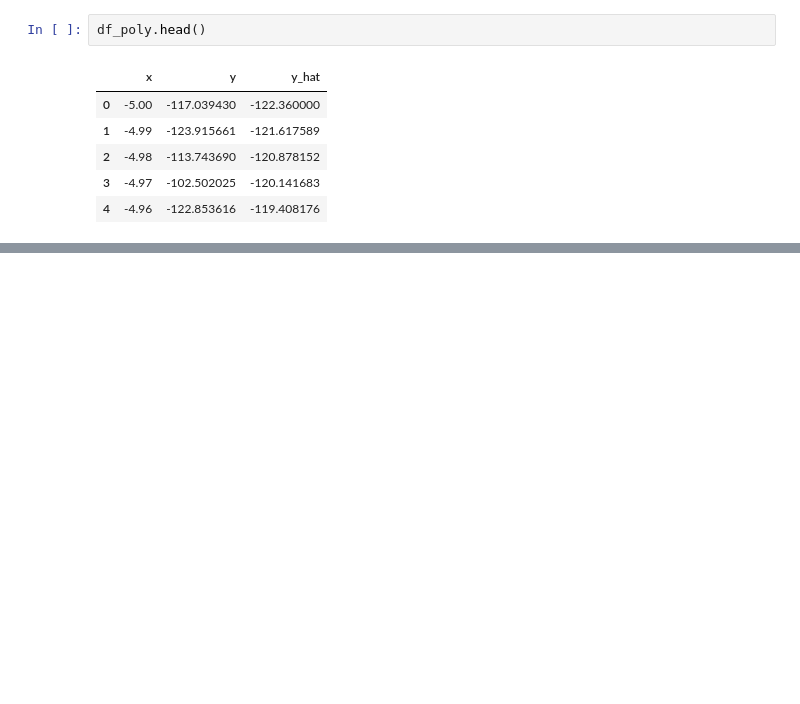
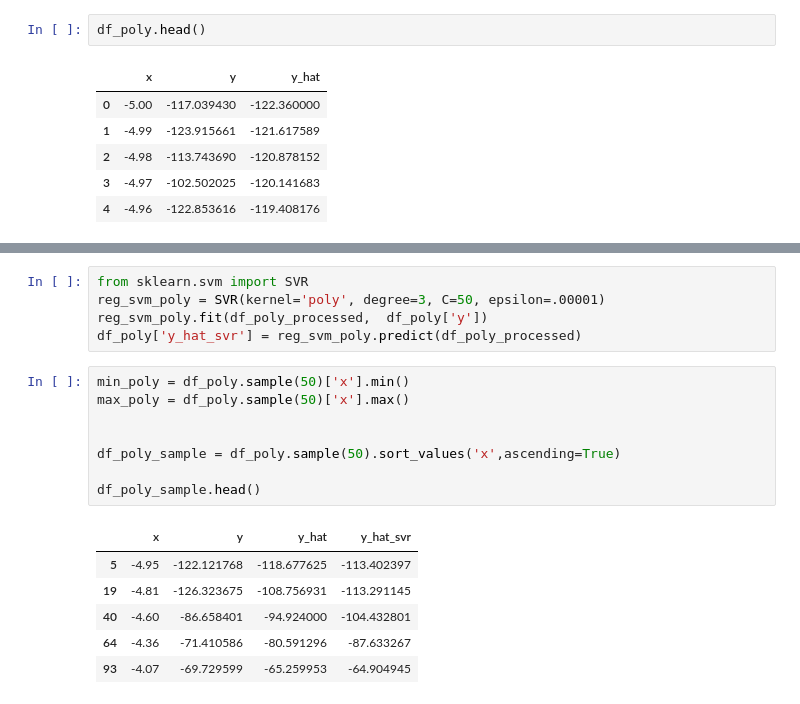
Before and after one commit to Biber76/MachineLearning, a Jupyter notebook: Regression.ipynb, the cells around one changed output, grey strips where cells are left out. Saved outputs shown, nothing was run; the diff lists cells and outputs as text; blank space fills up the shorter version.

```diff
--- a/Regression.ipynb
+++ b/Regression.ipynb
@@ -436,0 +438,20 @@ plt.show()
+# %%
+from sklearn.svm import SVR
+reg_svm_poly = SVR(kernel='poly', degree=3, C=50, epsilon=.00001)
+reg_svm_poly.fit(df_poly_processed,  df_poly['y'])
+df_poly['y_hat_svr'] = reg_svm_poly.predict(df_poly_processed)
+# %%
+min_poly = df_poly.sample(50)['x'].min()
+max_poly = df_poly.sample(50)['x'].max()
+
+
+df_poly_sample = df_poly.sample(50).sort_values('x',ascending=True)
+
+df_poly_sample.head()
+# %% [output]
+|  | x | y | y_hat | y_hat_svr |
+| 5 | -4.95 | -122.121768 | -118.677625 | -113.402397 |
+| 19 | -4.81 | -126.323675 | -108.756931 | -113.291145 |
+| 40 | -4.60 | -86.658401 | -94.924000 | -104.432801 |
+| 64 | -4.36 | -71.410586 | -80.591296 | -87.633267 |
+| 93 | -4.07 | -69.729599 | -65.259953 | -64.904945 |
```
Also changed, not shown: parts of 3 cells of this notebook.
